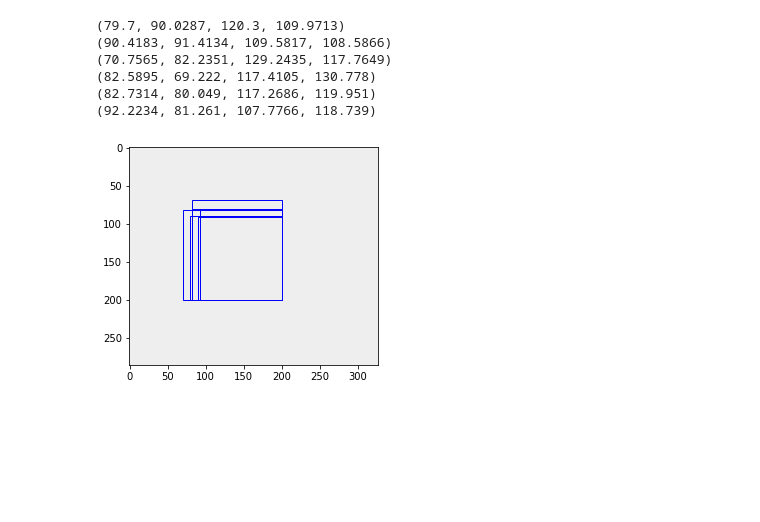
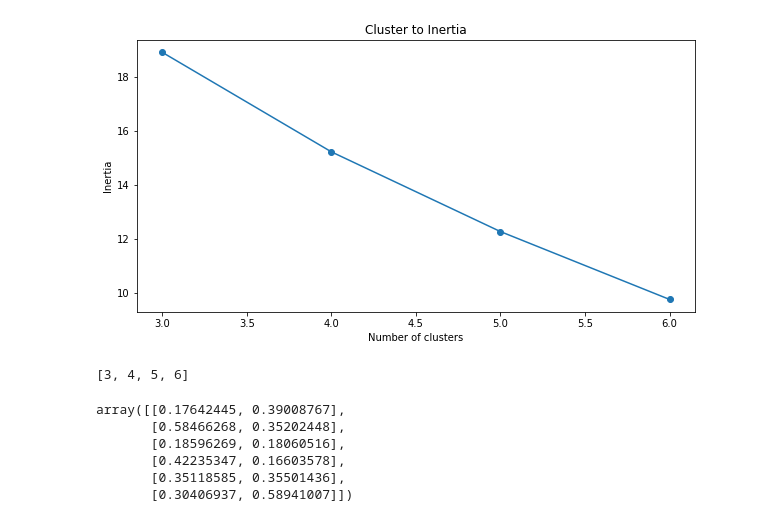
Before and after one commit to RajamannarAanjaram/EVA-6, a Jupyter notebook: assignment_10/part_b/Assignment-B.ipynb, the cells around one changed output. Cells and saved outputs as stored; diff of their text form; code cells hidden in the pictures; blank space fills up the shorter version.

```diff
--- a/assignment_10/part_b/Assignment-B.ipynb
+++ b/assignment_10/part_b/Assignment-B.ipynb
@@ -98,22 +117,0 @@ for key,values in centroid_ls[3].items():
-# %%
-for i in dims:
-    print(i)
-# %% [output]
-(79.7, 90.0287, 120.3, 109.9713)
-(90.4183, 91.4134, 109.5817, 108.5866)
-(70.7565, 82.2351, 129.2435, 117.7649)
-(82.5895, 69.222, 117.4105, 130.778)
-(82.7314, 80.049, 117.2686, 119.951)
-(92.2234, 81.261, 107.7766, 118.739)
-# %%
-img = mpimg.imread('white.jpg')
-for i in dims:
-    left, bottom, width, height = i
-    rect=mpatches.Rectangle((left,bottom),width,height,
-                            fill=False,
-                            color="blue",
-                            linewidth=1)
-    plt.gca().add_patch(rect)
-    plt.imshow(img)
-# %% [output]
-[figure, removed]
@@ -119,0 +125,22 @@ for i in dims:
+# %%
+plt.figure(figsize=(10,5))
+plt.plot(clusters, sse, marker='o')
+plt.xlabel('Number of clusters')
+plt.ylabel('Inertia')
+plt.title("Cluster to Inertia")
+plt.show()
+# %% [output]
+[figure, added]
+# %%
+clusters
+# %% [output]
+[3, 4, 5, 6]
+# %%
+centroid
+# %% [output]
+array([[0.17642445, 0.39008767],
+       [0.58466268, 0.35202448],
+       [0.18596269, 0.18060516],
+       [0.42235347, 0.16603578],
+       [0.35118585, 0.35501436],
+       [0.30406937, 0.58941007]])
```
Also changed, not shown: parts of 18 cells of this notebook, 6 other files.
